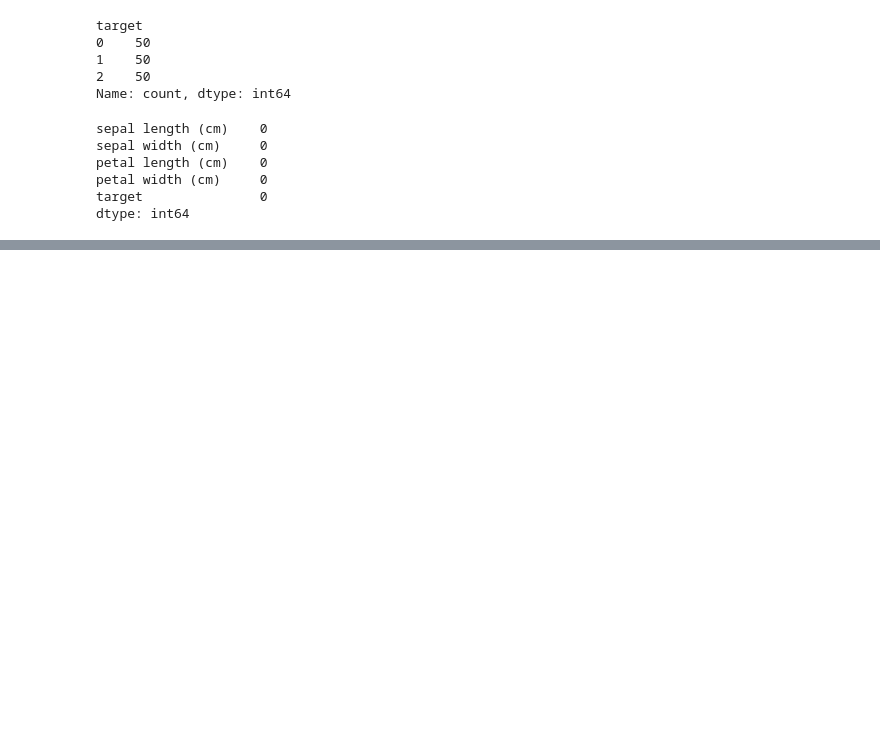
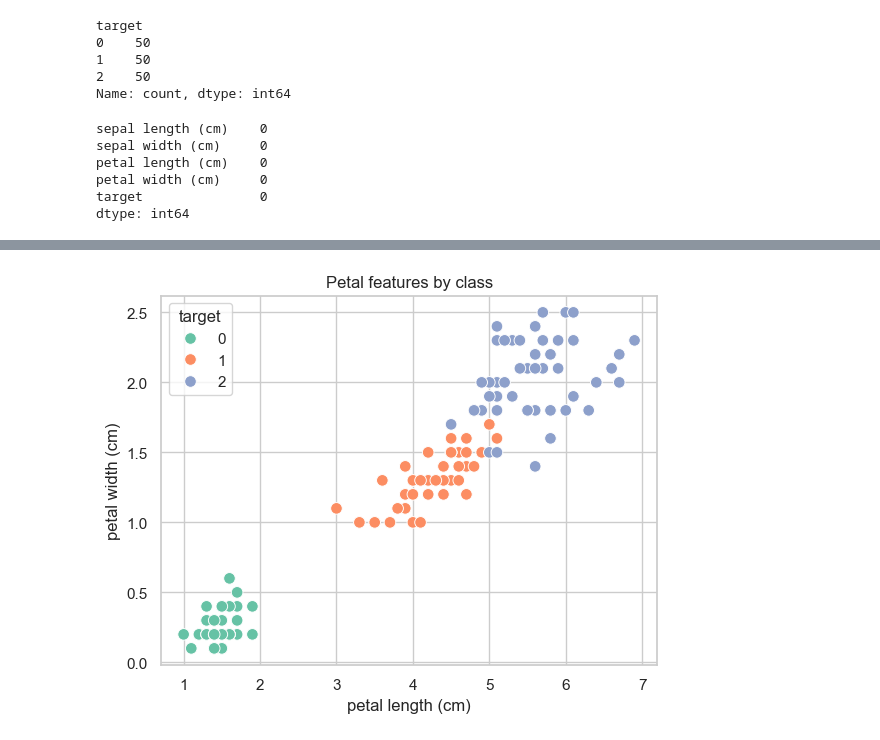
Before and after one commit to Flufer/knn_from_scratch, a Jupyter notebook: notebooks/exploration.ipynb, the cells around one changed output, grey strips where cells are left out. Cells and saved outputs as stored; diff of their text form; code cells hidden in the pictures; blank space fills up the shorter version.

```diff
--- a/notebooks/exploration.ipynb
+++ b/notebooks/exploration.ipynb
@@ -68,0 +94,13 @@ dtype: int64
+# %%
+sns.scatterplot(
+    data=df,
+    x="petal length (cm)",
+    y="petal width (cm)",
+    hue="target",
+    palette="Set2",
+    s=70
+)
+plt.title("Petal features by class")
+plt.show()
+# %% [output]
+[figure, added]
```
Also changed, not shown: parts of 4 cells of this notebook.
